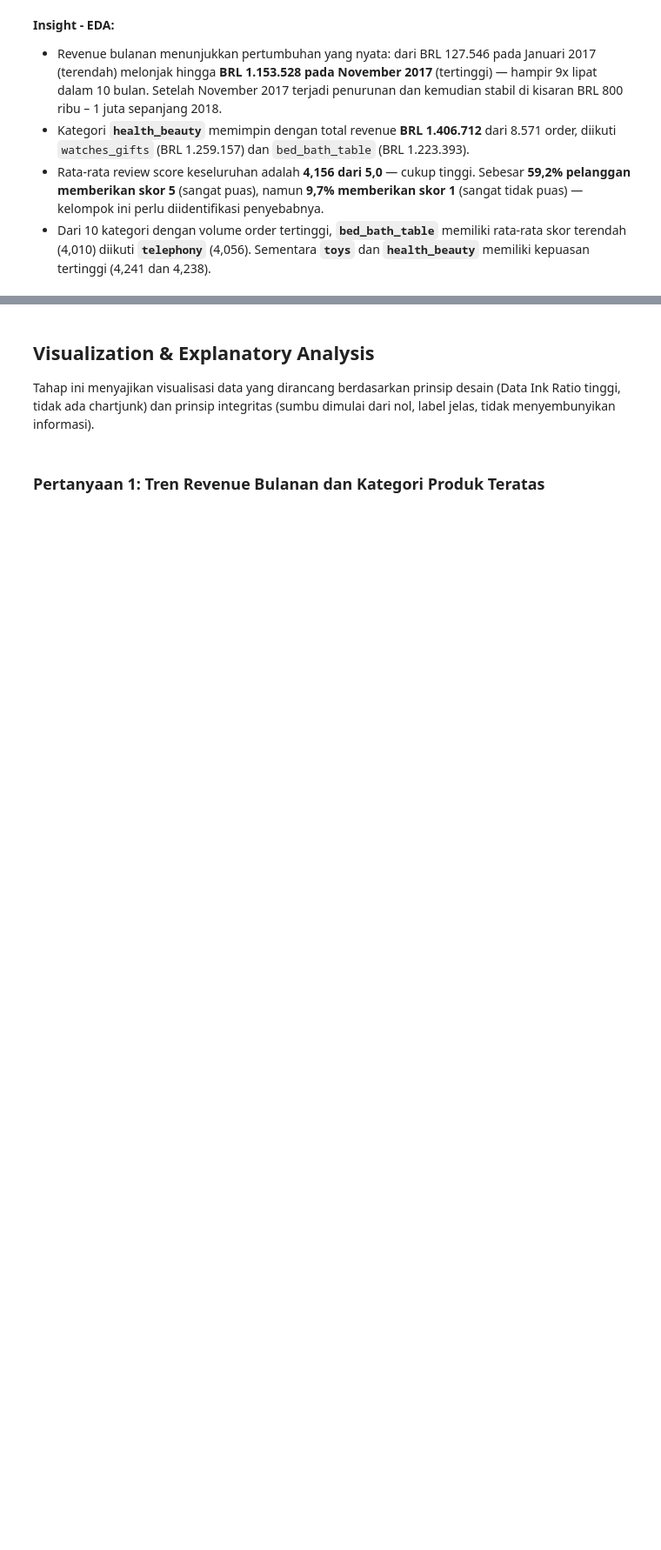
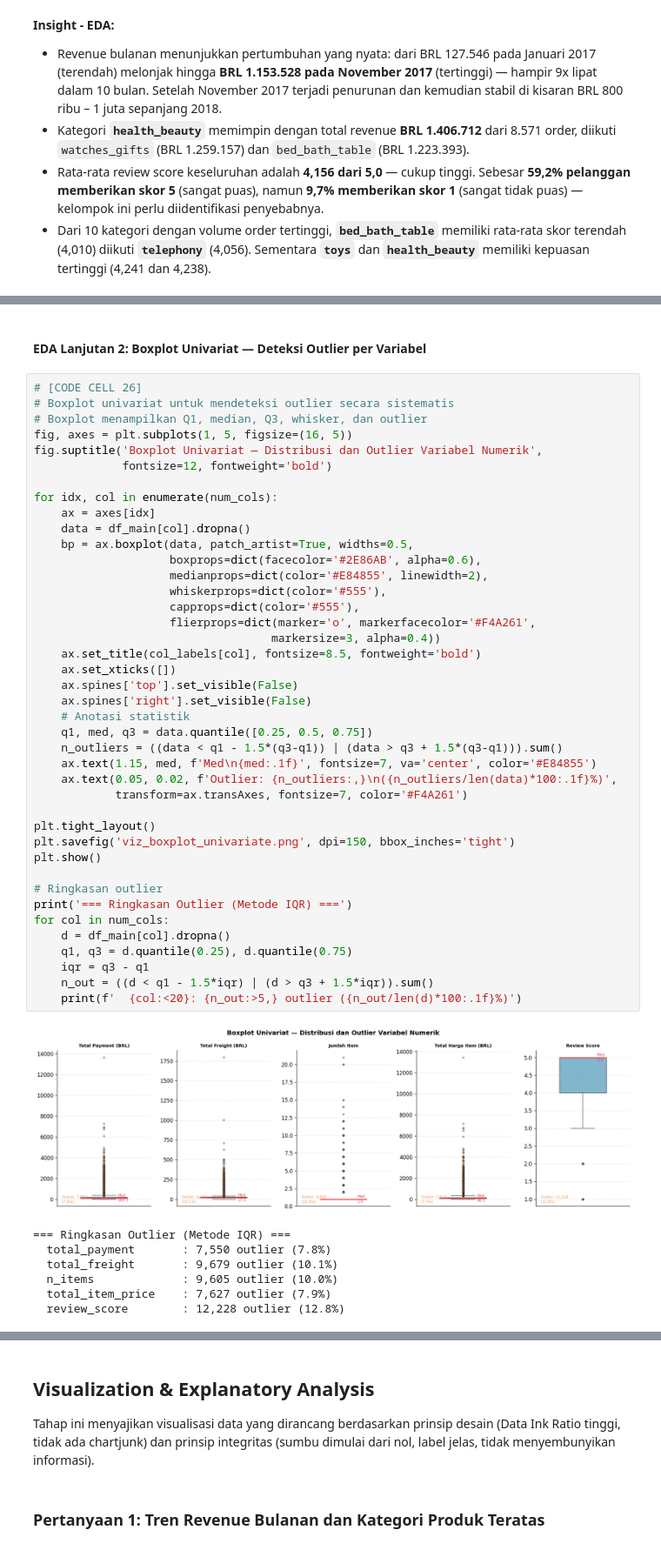
Before and after one commit to ulumlab/brazilian-ecommerce-analysis, a Jupyter notebook: notebook.ipynb, the cells around one changed output, grey strips where cells are left out. Shown at 87% size. Cells and saved outputs as stored; diff of their text form; blank space fills up the shorter version.

```diff
--- a/notebook.ipynb
+++ b/notebook.ipynb
@@ -828,0 +889,51 @@ Rata-rata review score per kategori (urutan terendah ke tertinggi):
+# %% [markdown]
+#### EDA Lanjutan 2: Boxplot Univariat — Deteksi Outlier per Variabel
+# %%
+# [CODE CELL 26]
+# Boxplot univariat untuk mendeteksi outlier secara sistematis
+# Boxplot menampilkan Q1, median, Q3, whisker, dan outlier
+fig, axes = plt.subplots(1, 5, figsize=(16, 5))
+fig.suptitle('Boxplot Univariat — Distribusi dan Outlier Variabel Numerik',
+             fontsize=12, fontweight='bold')
+
+for idx, col in enumerate(num_cols):
+    ax = axes[idx]
+    data = df_main[col].dropna()
+    bp = ax.boxplot(data, patch_artist=True, widths=0.5,
+                    boxprops=dict(facecolor='#2E86AB', alpha=0.6),
+                    medianprops=dict(color='#E84855', linewidth=2),
+                    whiskerprops=dict(color='#555'),
+                    capprops=dict(color='#555'),
+                    flierprops=dict(marker='o', markerfacecolor='#F4A261',
+                                   markersize=3, alpha=0.4))
+    ax.set_title(col_labels[col], fontsize=8.5, fontweight='bold')
+    ax.set_xticks([])
+    ax.spines['top'].set_visible(False)
+    ax.spines['right'].set_visible(False)
+    # Anotasi statistik
+    q1, med, q3 = data.quantile([0.25, 0.5, 0.75])
+    n_outliers = ((data < q1 - 1.5*(q3-q1)) | (data > q3 + 1.5*(q3-q1))).sum()
+    ax.text(1.15, med, f'Med\n{med:.1f}', fontsize=7, va='center', color='#E84855')
+    ax.text(0.05, 0.02, f'Outlier: {n_outliers:,}\n({n_outliers/len(data)*100:.1f}%)',
+            transform=ax.transAxes, fontsize=7, color='#F4A261')
+
+plt.tight_layout()
+plt.savefig('viz_boxplot_univariate.png', dpi=150, bbox_inches='tight')
+plt.show()
+
+# Ringkasan outlier
+print('=== Ringkasan Outlier (Metode IQR) ===')
+for col in num_cols:
+    d = df_main[col].dropna()
+    q1, q3 = d.quantile(0.25), d.quantile(0.75)
+    iqr = q3 - q1
+    n_out = ((d < q1 - 1.5*iqr) | (d > q3 + 1.5*iqr)).sum()
+    print(f'  {col:<20}: {n_out:>5,} outlier ({n_out/len(d)*100:.1f}%)')
+# %% [output]
+[figure, added]
+=== Ringkasan Outlier (Metode IQR) ===
+  total_payment       : 7,550 outlier (7.8%)
+  total_freight       : 9,679 outlier (10.1%)
+  n_items             : 9,605 outlier (10.0%)
+  total_item_price    : 7,627 outlier (7.9%)
+  review_score        : 12,228 outlier (12.8%)
```
Also changed, not shown: parts of 63 cells of this notebook, 2 other files.
